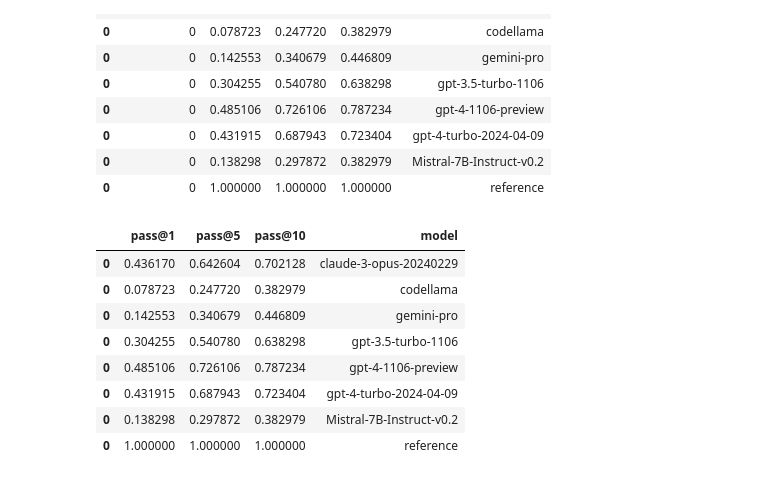
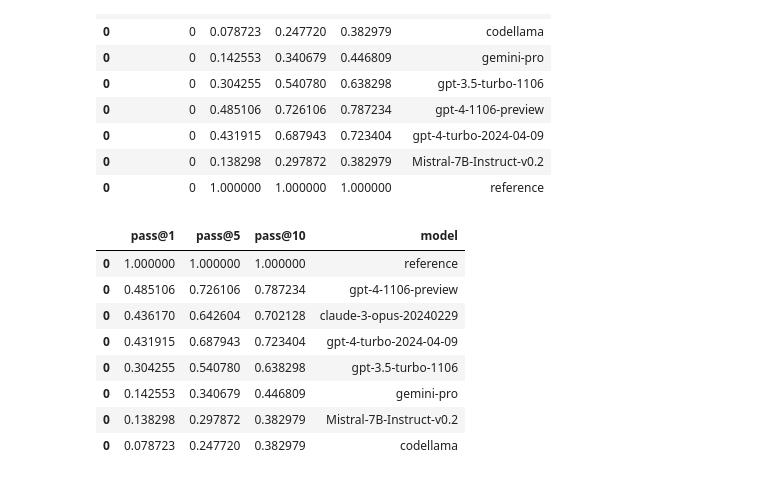
Before and after one commit to haesleinhuepf/human-eval-bia, a Jupyter notebook: demo/summarize_by_passk.ipynb, the cells around one changed output. Drawn from its saved outputs; the diff is of its cells as text; code cells hidden in the pictures.

```diff
--- a/demo/summarize_by_passk.ipynb
+++ b/demo/summarize_by_passk.ipynb
@@ -40,18 +40,18 @@ df
 # %%
 # Drop the "Unnamed: 0" column from the dataframe
 df = df.drop("Unnamed: 0", axis=1)
-
+df = df.sort_values("pass@1", ascending=False)
 df
 # %% [output]
 |  | pass@1 | pass@5 | pass@10 | model |
+| 0 | 1.000000 | 1.000000 | 1.000000 | reference |
+| 0 | 0.485106 | 0.726106 | 0.787234 | gpt-4-1106-preview |
 | 0 | 0.436170 | 0.642604 | 0.702128 | claude-3-opus-20240229 |
+| 0 | 0.431915 | 0.687943 | 0.723404 | gpt-4-turbo-2024-04-09 |
+| 0 | 0.304255 | 0.540780 | 0.638298 | gpt-3.5-turbo-1106 |
+| 0 | 0.142553 | 0.340679 | 0.446809 | gemini-pro |
+| 0 | 0.138298 | 0.297872 | 0.382979 | Mistral-7B-Instruct-v0.2 |
 | 0 | 0.078723 | 0.247720 | 0.382979 | codellama |
-| 0 | 0.142553 | 0.340679 | 0.446809 | gemini-pro |
-| 0 | 0.304255 | 0.540780 | 0.638298 | gpt-3.5-turbo-1106 |
-| 0 | 0.485106 | 0.726106 | 0.787234 | gpt-4-1106-preview |
-| 0 | 0.431915 | 0.687943 | 0.723404 | gpt-4-turbo-2024-04-09 |
-| 0 | 0.138298 | 0.297872 | 0.382979 | Mistral-7B-Instruct-v0.2 |
-| 0 | 1.000000 | 1.000000 | 1.000000 | reference |
 # %%
 # Set the "model" column as the index and then transpose
 df_transposed = df.set_index('model').transpose()
```
Also changed, not shown: parts of 2 cells of this notebook, 5 other files.
